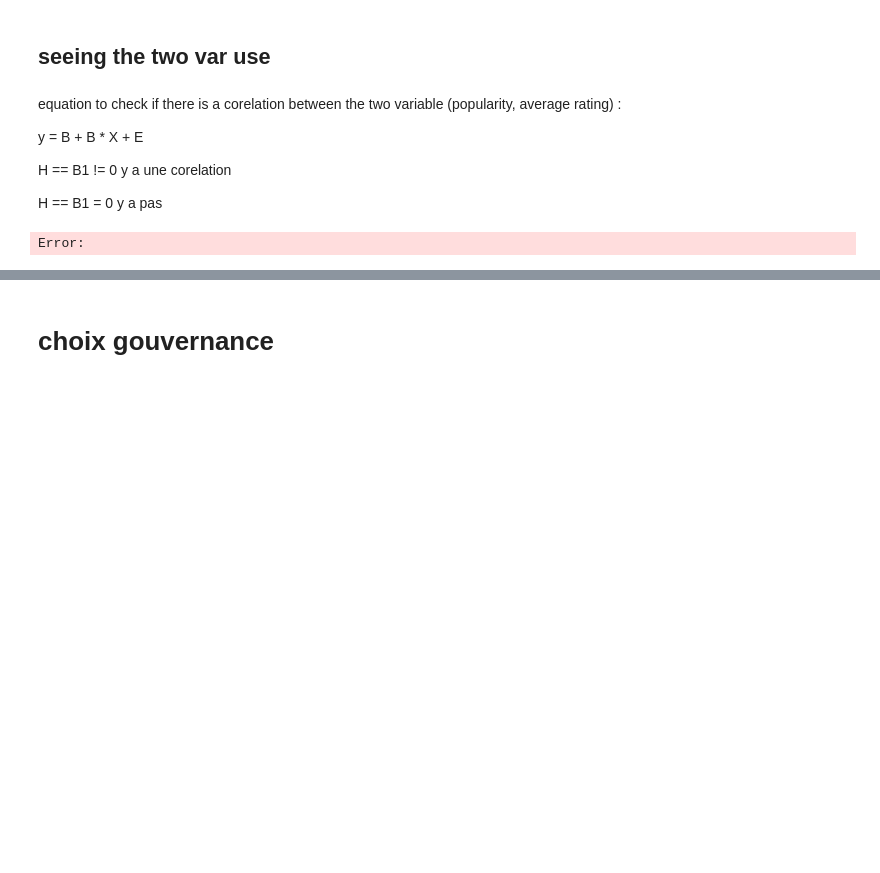
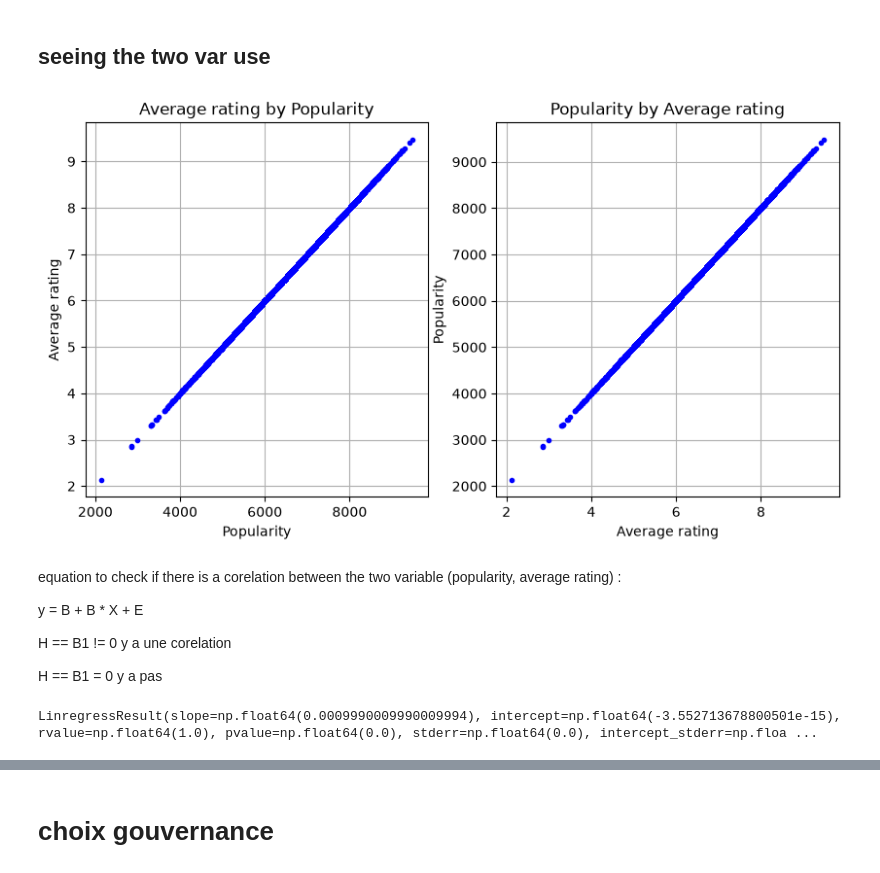
Before and after one commit to Limacha/MTD-ludologie, a Jupyter notebook: src/project.ipynb, the cells around one changed output, grey strips where cells are left out. Saved outputs shown, nothing was run; the diff lists cells and outputs as text; code cells hidden in the pictures; blank space fills up the shorter version.

```diff
--- a/src/project.ipynb
+++ b/src/project.ipynb
@@ -52,0 +110,4 @@ cleanDataFrame = cleanDataFrame.rename(columns={
+# %%
+# Calculate the mean time
+fullDataFrame[MEAN_TIME] = (fullDataFrame[MIN_TIME] + fullDataFrame[MAX_TIME]) / 2
+print(fullDataFrame.shape)
@@ -477,10 +588,12 @@ pyplot.show()
 # %%
 pyplot.figure(figsize=[10, 5])
 pyplot.subplot(1, 2, 1)
-yByXGraph(POPULARITY, AVERAGE_RATING, popularDataFrame)
+yByXGraph(POPULARITY, AVERAGE_RATING)
 pyplot.subplot(1, 2, 2)
-yByXGraph(AVERAGE_RATING, POPULARITY, popularDataFrame)
+yByXGraph(AVERAGE_RATING, POPULARITY)
 pyplot.show()
+# %% [output]
+[figure, added]
 # %% [markdown]
 equation to check if there is a corelation between the two variable (popularity, average rating) :
 
@@ -490,10 +603,10 @@ H == B1 != 0 y a une corelation
 
 H == B1  = 0 y a pas
 # %%
-result = scipy.stats.linregress(popularDataFrame[POPULARITY], popularDataFrame[AVERAGE_RATING])
+result = scipy.stats.linregress(fullDataFrame[POPULARITY], fullDataFrame[AVERAGE_RATING])
 print(result)
 # %% [output]
-Error:
+LinregressResult(slope=np.float64(0.0009990009990009994), intercept=np.float64(-3.552713678800501e-15), rvalue=np.float64(1.0), pvalue=np.float64(0.0), stderr=np.float64(0.0), intercept_stderr=np.floa ...
 # %%
 # 1. Extract parameters
 B0 = result.intercept
```
Also changed, not shown: parts of 45 cells of this notebook, 2 other files.
